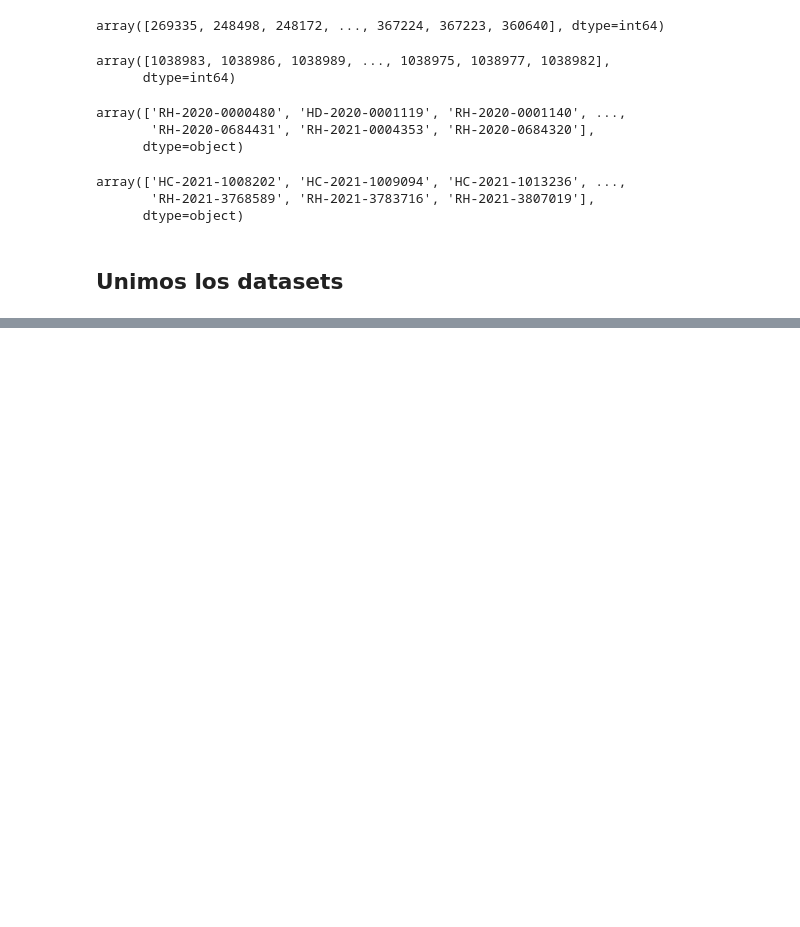
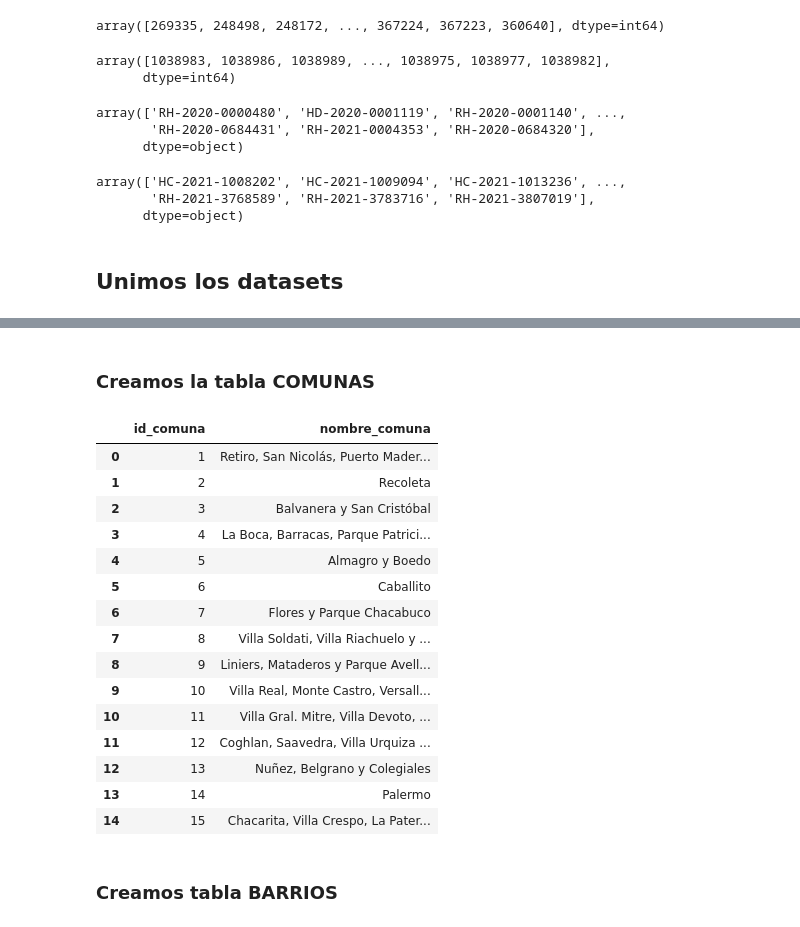
Before and after one commit to NicoBierti/crime_buenos_aires, a Jupyter notebook: data_delitos.ipynb, the cells around one changed output, grey strips where cells are left out. Cells and saved outputs as stored; diff of their text form; code cells hidden in the pictures; blank space fills up the shorter version.

```diff
--- a/data_delitos.ipynb
+++ b/data_delitos.ipynb
@@ -381,0 +390,2 @@ array(['Parque Avellaneda', 'Palermo', 'Parque Patricios', 'Caballito',
+# %% [markdown]
+### Creamos la tabla **COMUNAS**
@@ -381,0 +408,21 @@ array(['Parque Avellaneda', 'Palermo', 'Parque Patricios', 'Caballito',
+# %%
+comunas
+# %% [output]
+|  | id_comuna | nombre_comuna |
+| 0 | 1 | Retiro, San Nicolás, Puerto Mader... |
+| 1 | 2 | Recoleta |
+| 2 | 3 | Balvanera y San Cristóbal |
+| 3 | 4 | La Boca, Barracas, Parque Patrici... |
+| 4 | 5 | Almagro y Boedo |
+| 5 | 6 | Caballito |
+| 6 | 7 | Flores y Parque Chacabuco |
+| 7 | 8 | Villa Soldati, Villa Riachuelo y ... |
+| 8 | 9 | Liniers, Mataderos y Parque Avell... |
+| 9 | 10 | Villa Real, Monte Castro, Versall... |
+| 10 | 11 | Villa Gral. Mitre, Villa Devoto, ... |
+| 11 | 12 | Coghlan, Saavedra, Villa Urquiza ... |
+| 12 | 13 | Nuñez, Belgrano y Colegiales |
+| 13 | 14 | Palermo |
+| 14 | 15 | Chacarita, Villa Crespo, La Pater... |
+# %% [markdown]
+### Creamos tabla **BARRIOS**
```
Also changed, not shown: parts of 33 cells of this notebook.
